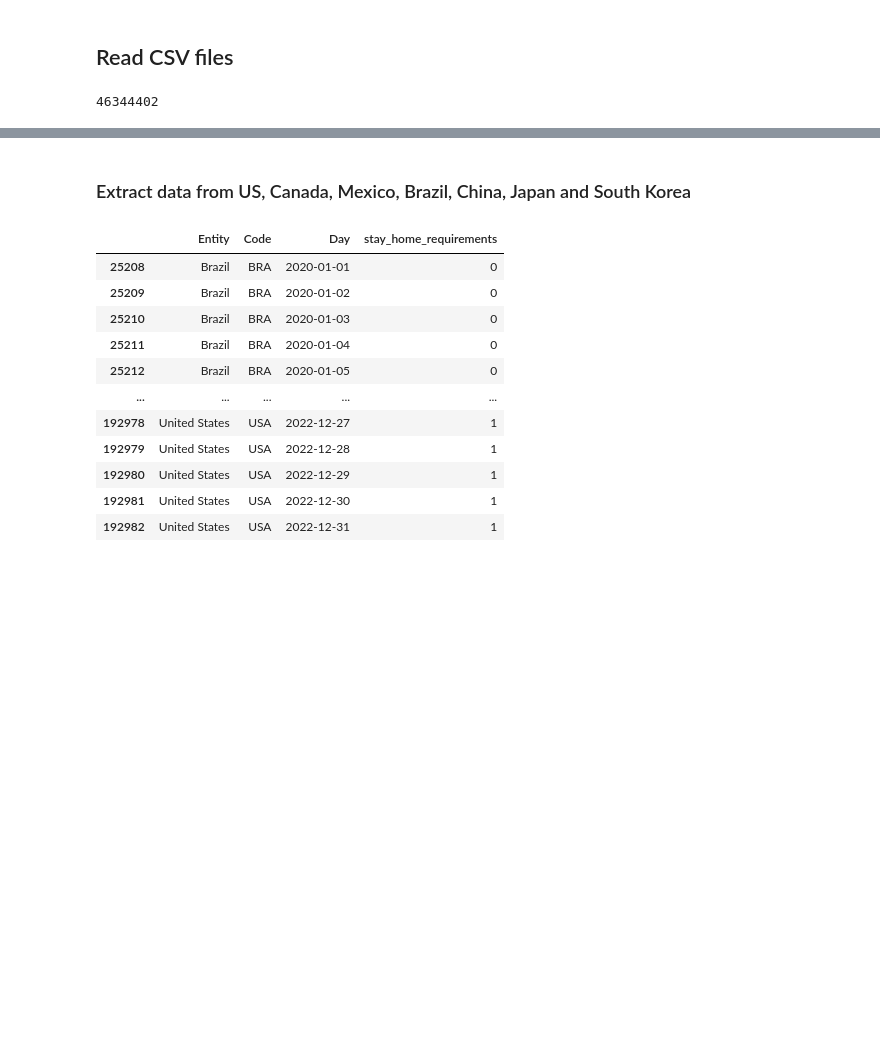
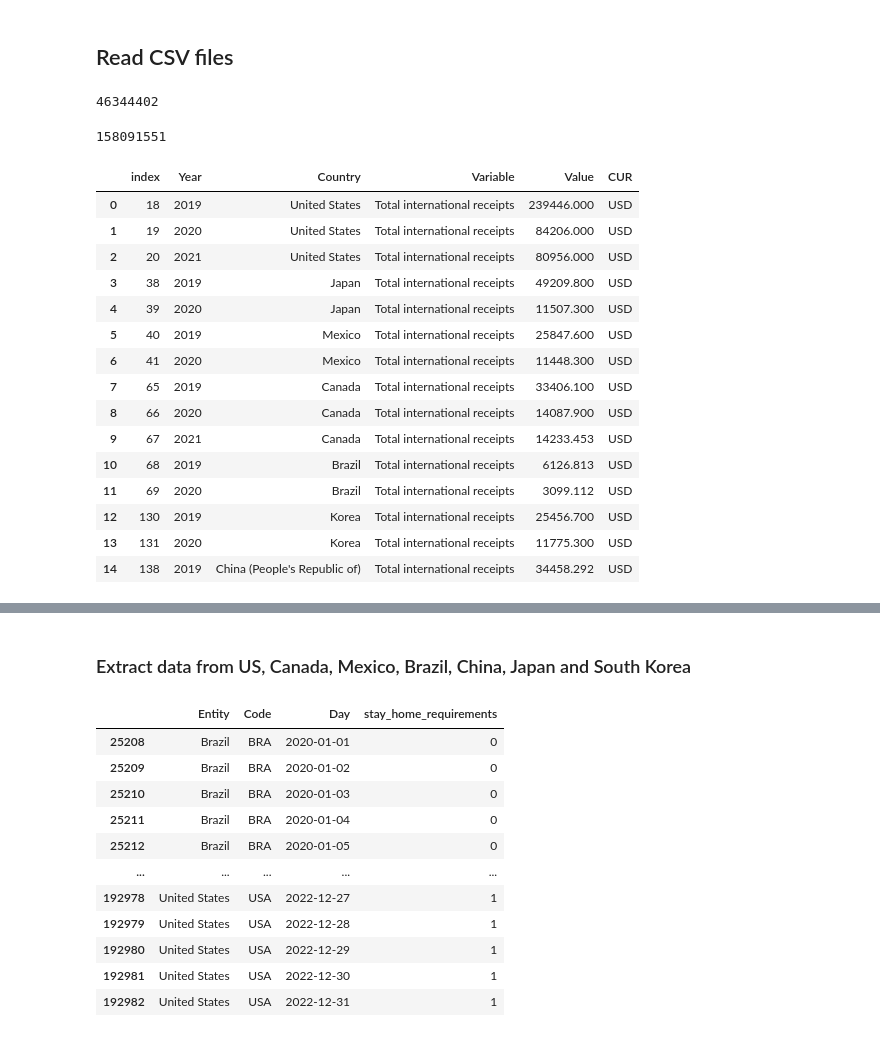
Before and after one commit to GrandChampion/Econ323-Final-project, a Jupyter notebook: main.ipynb, the cells around one changed output, grey strips where cells are left out. Drawn from its saved outputs; the diff is of its cells as text; code cells hidden in the pictures; blank space fills up the shorter version.

```diff
--- a/main.ipynb
+++ b/main.ipynb
@@ -78,3 +79,63 @@ us2021Inbound = int(inboundTourism.loc[(inboundTourism["YEAR"] == 2021)].loc[(in
 us2021Inbound
 # %% [output]
 46344402
+# %%
+# Outbound tourism data of Japan, Korea, Mexico, USA
+outboundTourism = rawOutboundTourism.loc[rawOutboundTourism["VARIABLE"] =="OBND_DEP_TOTAL"][["Year", "Country", "Value"]]
+
+japan2019Outbound = int(outboundTourism.loc[(outboundTourism["Year"] == 2019)].loc[(outboundTourism["Country"] == "Japan")]["Value"])
+japan2020Outbound = int(outboundTourism.loc[(outboundTourism["Year"] == 2020)].loc[(outboundTourism["Country"] == "Japan")]["Value"])
+
+korea2019Outbound = int(outboundTourism.loc[(outboundTourism["Year"] == 2019)].loc[(outboundTourism["Country"] == "Korea")]["Value"])
+korea2020Outbound = int(outboundTourism.loc[(outboundTourism["Year"] == 2020)].loc[(outboundTourism["Country"] == "Korea")]["Value"])
+
+mexico2019Outbound = int(outboundTourism.loc[(outboundTourism["Year"] == 2019)].loc[(outboundTourism["Country"] == "Mexico")]["Value"])
+mexico2020Outbound = int(outboundTourism.loc[(outboundTourism["Year"] == 2020)].loc[(outboundTourism["Country"] == "Mexico")]["Value"])
+
+us2019Outbound = int(outboundTourism.loc[(outboundTourism["Year"] == 2019)].loc[(outboundTourism["Country"] == "United States")]["Value"])
+us2020Outbound = int(outboundTourism.loc[(outboundTourism["Year"] == 2020)].loc[(outboundTourism["Country"] == "United States")]["Value"])
+
+us2019Outbound
+# %% [output]
+158091551
+# %%
+touristExpenditure = rawTouristExpenditure.loc[rawTouristExpenditure["Variable"] =="Total international receipts"][["Year","Country","Variable","Value","CUR"]].reset_index()
+
+
+canada2019Expenditure = int(touristExpenditure.loc[(touristExpenditure["Year"] == 2019)].loc[(touristExpenditure["Country"] == "Canada")]["Value"])
+canada2020Expenditure = int(touristExpenditure.loc[(touristExpenditure["Year"] == 2020)].loc[(touristExpenditure["Country"] == "Canada")]["Value"])
+canada2021Expenditure = int(touristExpenditure.loc[(touristExpenditure["Year"] == 2021)].loc[(touristExpenditure["Country"] == "Canada")]["Value"])
+
+china2019Expenditure = int(touristExpenditure.loc[(touristExpenditure["Year"] == 2019)].loc[(touristExpenditure["Country"] == "China (People's Republic of)")]["Value"])
+
+japan2019Expenditure = int(touristExpenditure.loc[(touristExpenditure["Year"] == 2019)].loc[(touristExpenditure["Country"] == "Japan")]["Value"])
+japan2020Expenditure = int(touristExpenditure.loc[(touristExpenditure["Year"] == 2020)].loc[(touristExpenditure["Country"] == "Japan")]["Value"])
+
+korea2019Expenditure = int(touristExpenditure.loc[(touristExpenditure["Year"] == 2019)].loc[(touristExpenditure["Country"] == "Korea")]["Value"])
+korea2020Expenditure = int(touristExpenditure.loc[(touristExpenditure["Year"] == 2020)].loc[(touristExpenditure["Country"] == "Korea")]["Value"])
+
+mexico2019Expenditure = int(touristExpenditure.loc[(touristExpenditure["Year"] == 2019)].loc[(touristExpenditure["Country"] == "Mexico")]["Value"])
+mexico2020Expenditure = int(touristExpenditure.loc[(touristExpenditure["Year"] == 2020)].loc[(touristExpenditure["Country"] == "Mexico")]["Value"])
+
+us2019Expenditure = int(touristExpenditure.loc[(touristExpenditure["Year"] == 2019)].loc[(touristExpenditure["Country"] == "United States")]["Value"])
+us2020Expenditure = int(touristExpenditure.loc[(touristExpenditure["Year"] == 2020)].loc[(touristExpenditure["Country"] == "United States")]["Value"])
+us2021Expenditure = int(touristExpenditure.loc[(touristExpenditure["Year"] == 2021)].loc[(touristExpenditure["Country"] == "United States")]["Value"])
+
+touristExpenditure
+# %% [output]
+|  | index | Year | Country | Variable | Value | CUR |
+| 0 | 18 | 2019 | United States | Total international receipts | 239446.000 | USD |
+| 1 | 19 | 2020 | United States | Total international receipts | 84206.000 | USD |
+| 2 | 20 | 2021 | United States | Total international receipts | 80956.000 | USD |
+| 3 | 38 | 2019 | Japan | Total international receipts | 49209.800 | USD |
+| 4 | 39 | 2020 | Japan | Total international receipts | 11507.300 | USD |
+| 5 | 40 | 2019 | Mexico | Total international receipts | 25847.600 | USD |
+| 6 | 41 | 2020 | Mexico | Total international receipts | 11448.300 | USD |
+| 7 | 65 | 2019 | Canada | Total international receipts | 33406.100 | USD |
+| 8 | 66 | 2020 | Canada | Total international receipts | 14087.900 | USD |
+| 9 | 67 | 2021 | Canada | Total international receipts | 14233.453 | USD |
+| 10 | 68 | 2019 | Brazil | Total international receipts | 6126.813 | USD |
+| 11 | 69 | 2020 | Brazil | Total international receipts | 3099.112 | USD |
+| 12 | 130 | 2019 | Korea | Total international receipts | 25456.700 | USD |
+| 13 | 131 | 2020 | Korea | Total international receipts | 11775.300 | USD |
+| 14 | 138 | 2019 | China (People's Republic of) | Total international receipts | 34458.292 | USD |
```
Also changed, not shown: parts of 4 cells of this notebook, 1 other file.
